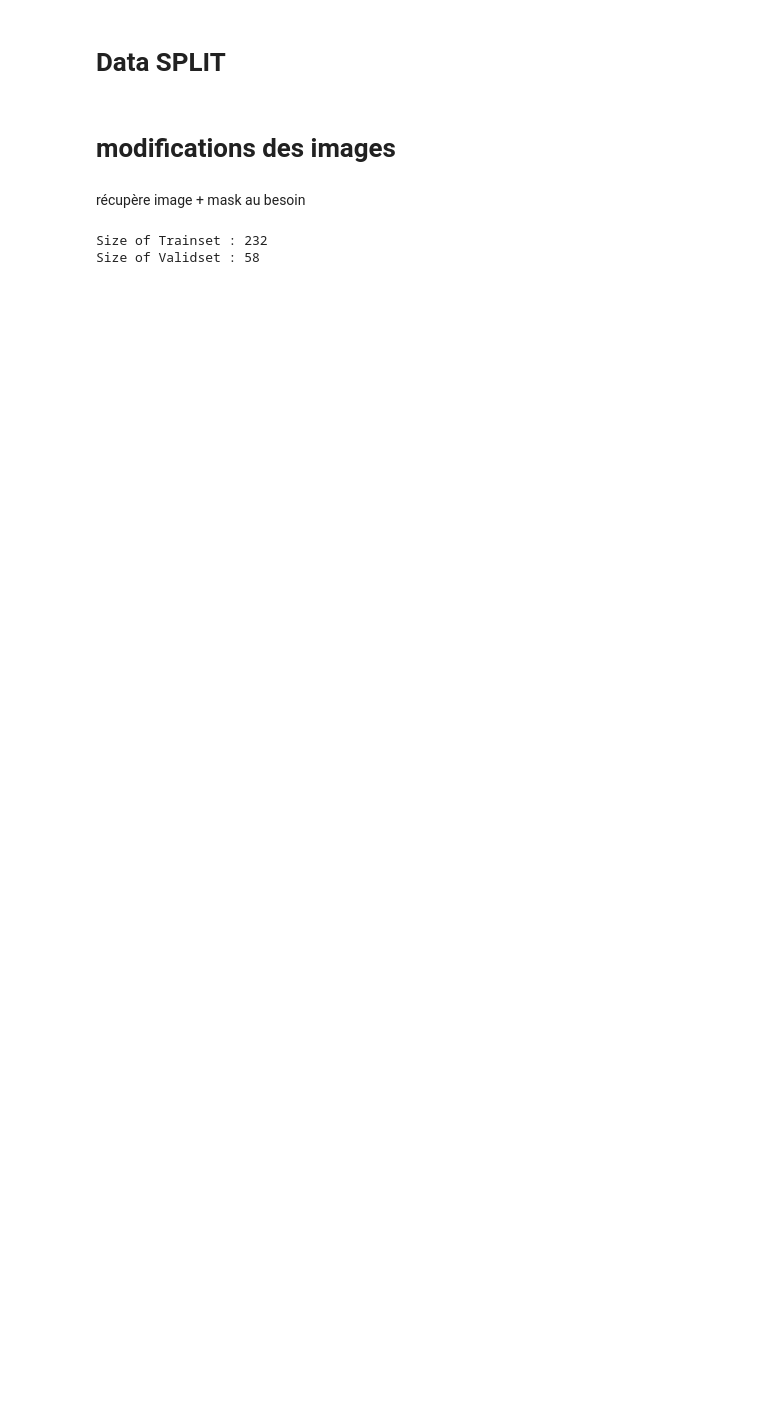
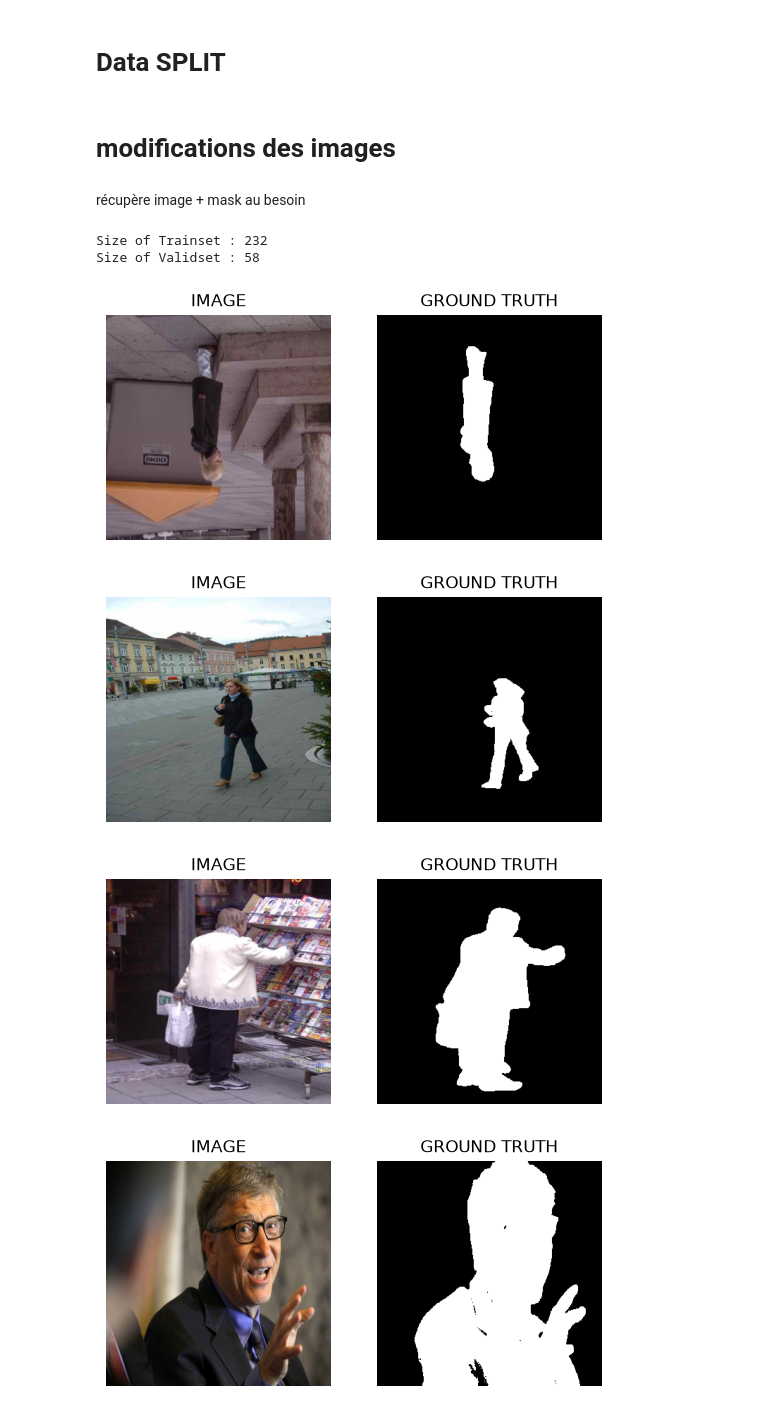
Before and after one commit to massaines-cpu/MLPCNNPYTORCH, a Jupyter notebook: seg_Image.ipynb, the cells around one changed output. Cells and saved outputs as stored; diff of their text form; code cells hidden in the pictures; blank space fills up the shorter version.

```diff
--- a/seg_Image.ipynb
+++ b/seg_Image.ipynb
@@ -152 +151,9 @@ def processed_image(idx):
     plt.show()
+# %%
+for i in np.random.randint(0, len(train_data), 5):
+    processed_image(i)
+# %% [output]
+[figure, added]
+[figure, added]
+[figure, added]
+[figure, added]
```
Also changed, not shown: parts of 14 cells of this notebook, 2 other files.
